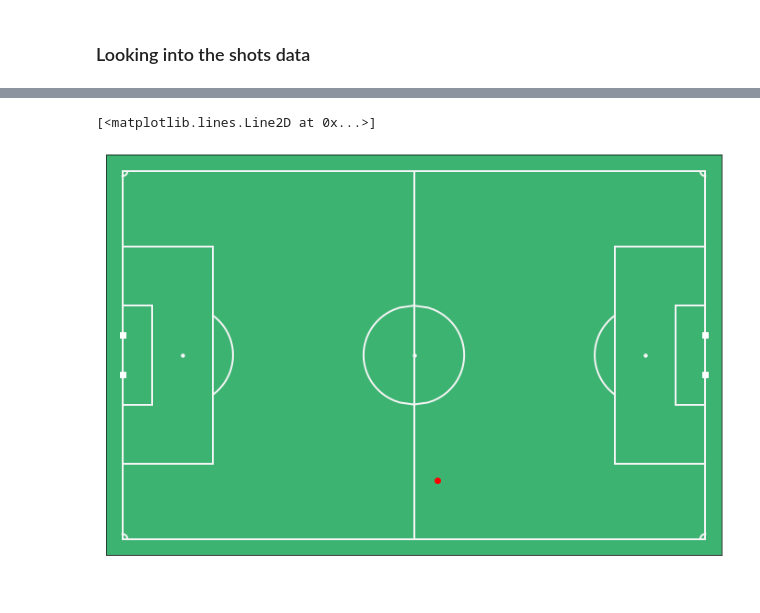
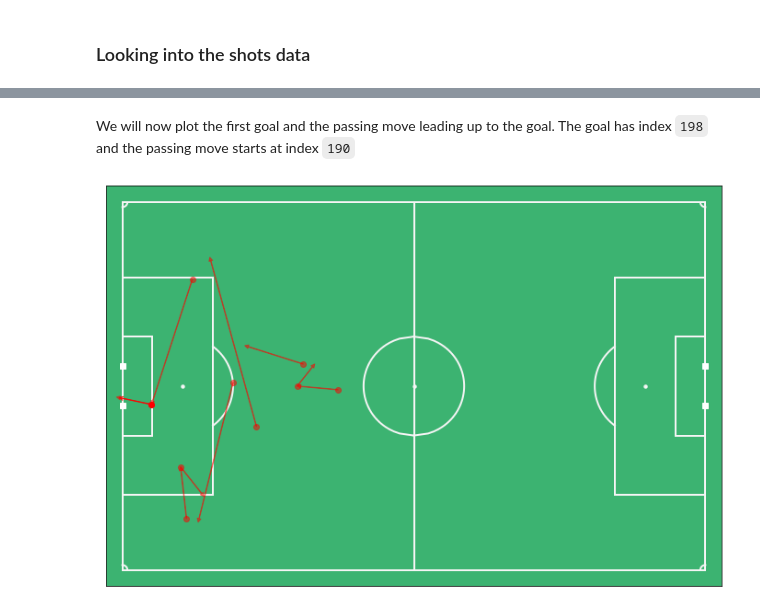
Before and after one commit to C-RNSHLT/FoT, a Jupyter notebook: lectures/3_TrackingData.ipynb, the cells around one changed output, grey strips where cells are left out. Cells and saved outputs as stored; diff of their text form; code cells hidden in the pictures.

Commit message:
Plottet goal and passing move

```diff
--- a/lectures/3_TrackingData.ipynb
+++ b/lectures/3_TrackingData.ipynb
@@ -20,9 +20,9 @@ game2away_tracking = "https://raw.githubusercontent.com/metrica-sports/sample-da
 game2_home_tracking = "https://raw.githubusercontent.com/metrica-sports/sample-data/master/data/Sample_Game_1/Sample_Game_1_RawTrackingData_Home_Team.csv"
 # %%
 #load data
-df_events1 = pd.read_csv(game1_events)
-df_track_away1 = pd.read_csv(game1_away_tracking)
-df_track_home1 = pd.read_csv(game1_home_tracking)
+df_events2 = pd.read_csv(game2_events)
+df_track_away2 = pd.read_csv(game2_away_tracking)
+df_track_home2 = pd.read_csv(game2_home_tracking)
 # %% [markdown]
 ### Explore our event data
 # %%
@@ -52,7 +52,7 @@ Name: Type, dtype: int64
 # %% [markdown]
 Change the coordinate system of the Metrica start- and end locations from ranging between 0 and 1 to pitch length of 106 m. and pitch width of 53 m. with origin in the middle.
 # %%
-df_events1 = mio.to_metric_coordinates(df_events1)
+df_events2 = mio.to_metric_coordinates(df_events2)
 # %% [markdown]
 ### Assign events to home- and away team.
 # %%
@@ -125,7 +130,13 @@ We will now plot the goals
+# %% [markdown]
+We will now plot the first goal and the passing move leading up to the goal. The goal has index `198` and the passing move starts at index `190`
 # %%
 fig, ax = mviz.plot_pitch()
-ax.plot(df_events1.loc[198]["Start X"], df_events1.loc[198]["Start Y"], "ro")
-#ax.annotate("", xy = df_events1.loc[198][["End X", "End Y"]], xytext = df_events1.loc[198][["Start X", "Start Y"]], alpha = 0)
+ax.plot(df_events2.loc[198]["Start X"], df_events2.loc[198]["Start Y"], "ro")
+ax.annotate("", xy = df_events2.loc[198][["End X", "End Y"]], xytext = df_events2.loc[198][["Start X", "Start Y"]],
+            alpha = 0, arrowprops = dict(arrowstyle = "->", color = "r"))
+
+#plot passing move leading to the goal
+mviz.plot_events(df_events2.loc[190:198], indicators = ["Marker", "Arrow"], figax = (fig, ax))
+plt.show()
 # %% [output]
-[<matplotlib.lines.Line2D at 0x...>]
-[figure, old version]
+[figure, new version]
```
Also changed, not shown: parts of 11 cells of this notebook.
